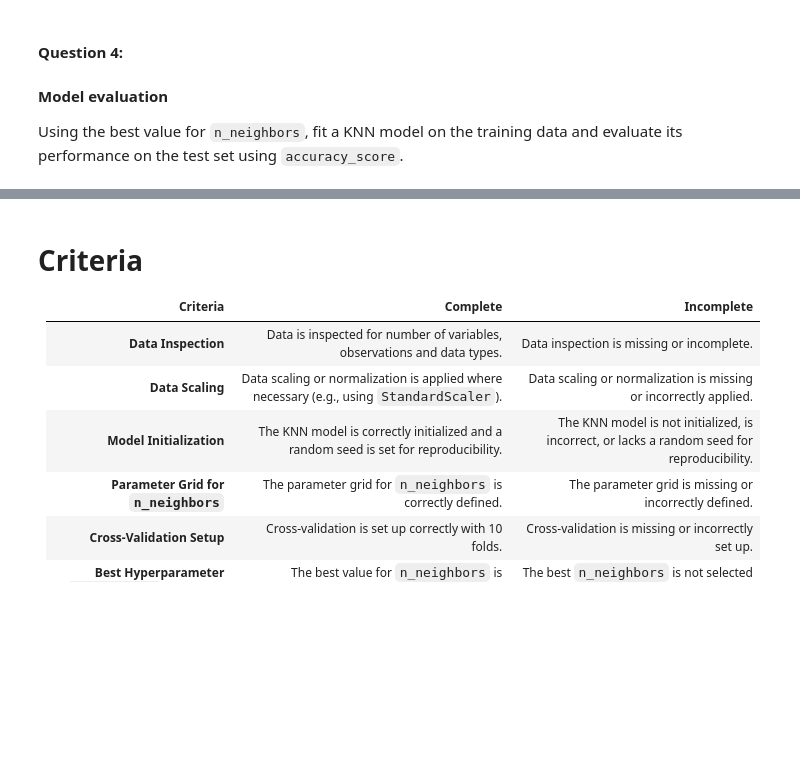
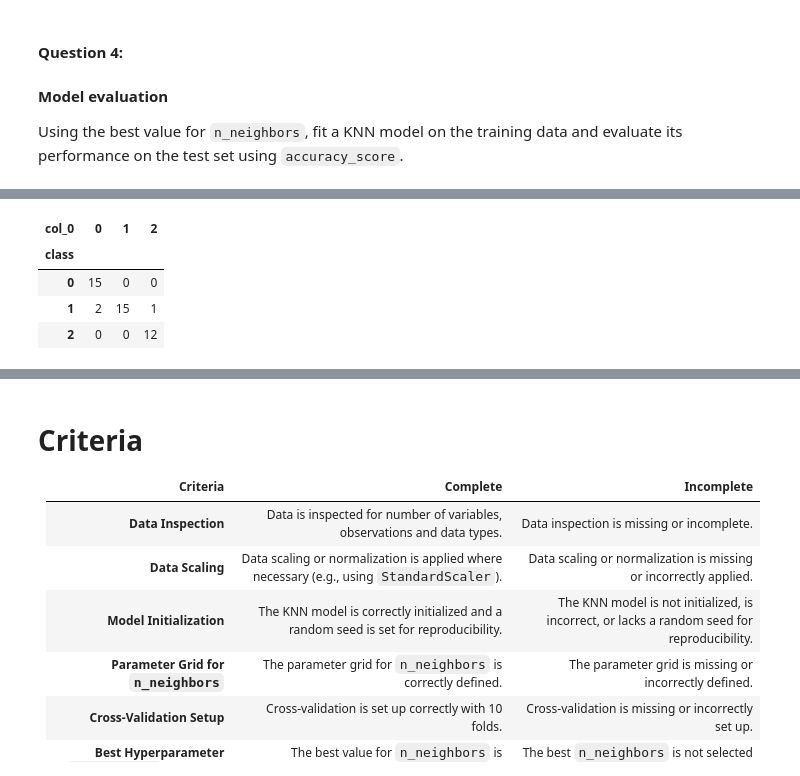
Before and after one commit to anchitaaghag/LCR, a Jupyter notebook: 02_activities/assignments/assignment_1.ipynb, the cells around one changed output, grey strips where cells are left out. Drawn from its saved outputs; the diff is of its cells as text; code cells hidden in the pictures; blank space fills up the shorter version.

```diff
--- a/02_activities/assignments/assignment_1.ipynb
+++ b/02_activities/assignments/assignment_1.ipynb
@@ -157,9 +177,25 @@ We elected not to standardize the response variable `class` because it is the de
 
 Extend the code to create a non-overlapping test set for the predictors and response variables.
 # %%
-# set a seed for reproducibility
+# Set a seed for reproducibility
 np.random.seed(123)
 
-# split the data into a training and testing set. hint: use train_test_split !
+# Split the data into training and testing sets
 
-# Your code here ...
+wine_train, wine_test = train_test_split(
+    standardized_wine,
+    train_size=0.75,
+    shuffle=True,
+    stratify=standardized_wine["class"]
+)
+
+# Check if the data is split 75%/25% & class distributions were maintained
+print(f"Training set observations: {len(wine_train)}")
+print(f"Testing set observations: {len(wine_test)}")
+
+# Check class distributions
+
+#original
+print(wine_df["class"].value_counts(normalize=True))
+#training set
+print(wine_train["class"].value_counts(normalize=True))
@@ -183,4 +262,14 @@ Perform a grid search to tune the `n_neighbors` hyperparameter using 10-fold cro
 
 Using the best value for `n_neighbors`, fit a KNN model on the training data and evaluate its performance on the test set using `accuracy_score`.
 # %%
-# Your code here...
+# Separate features (X) and target (y) for the testing set
+X_test = wine_test.drop(columns=["class"])
+y_test = wine_test["class"]
+
+# Predict on the test set using the best found model
+y_pred = wine_tune_grid.predict(X_test)
+
+# Evaluate the performance using accuracy_score
+test_accuracy = accuracy_score(y_test, y_pred)
+
+print(f"Final Test Set Accuracy: {test_accuracy:.4f}")
@@ -186,0 +282,13 @@ Using the best value for `n_neighbors`, fit a KNN model on the training data and
+# %%
+# Confusion Matrix
+
+pd.crosstab(
+    y_test,
+    y_pred
+)
+# %% [output]
+| col_0 | 0 | 1 | 2 |
+| class |  |  |  |
+| 0 | 15 | 0 | 0 |
+| 1 | 2 | 15 | 1 |
+| 2 | 0 | 0 | 12 |
```
Also changed, not shown: parts of 8 cells of this notebook.
